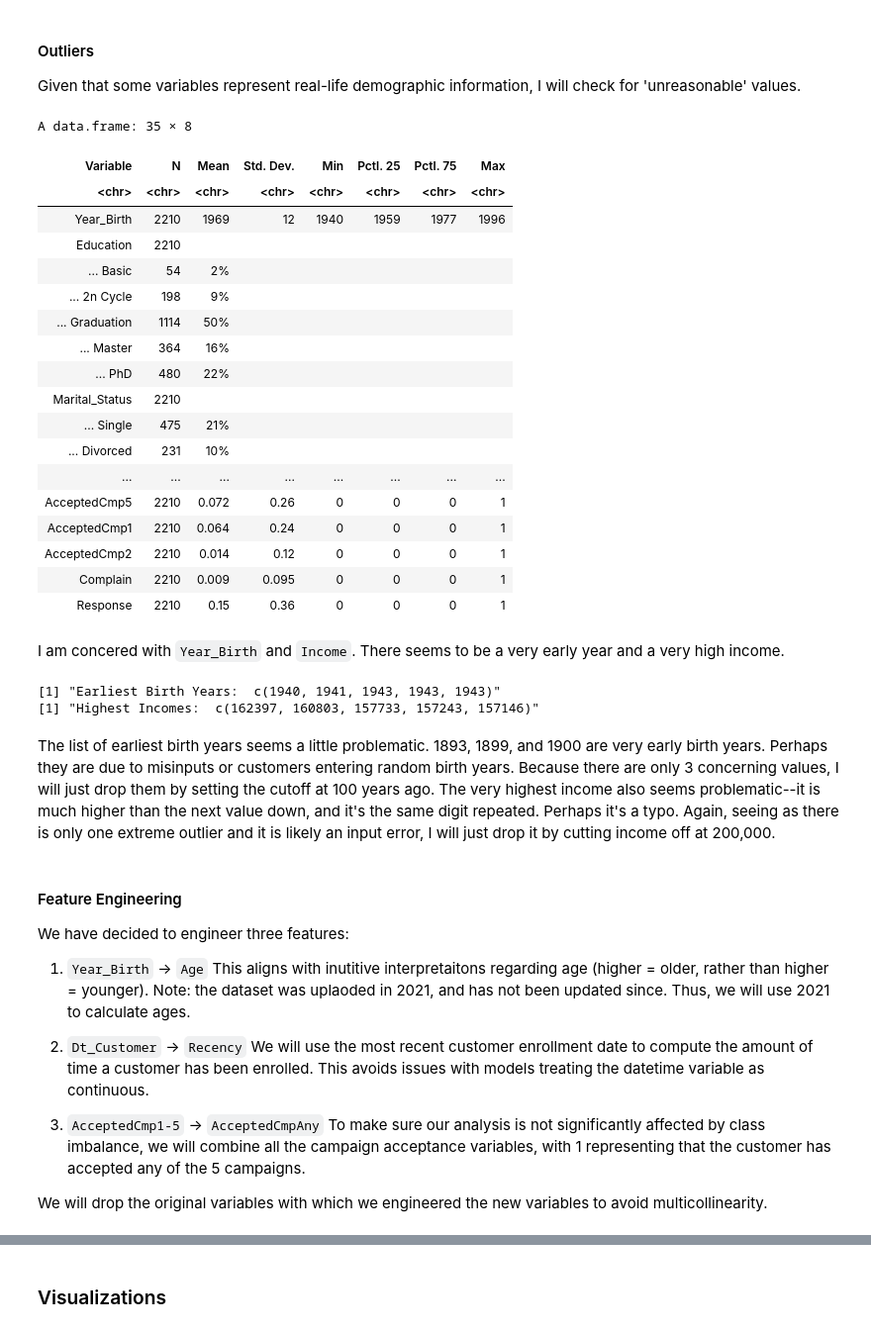
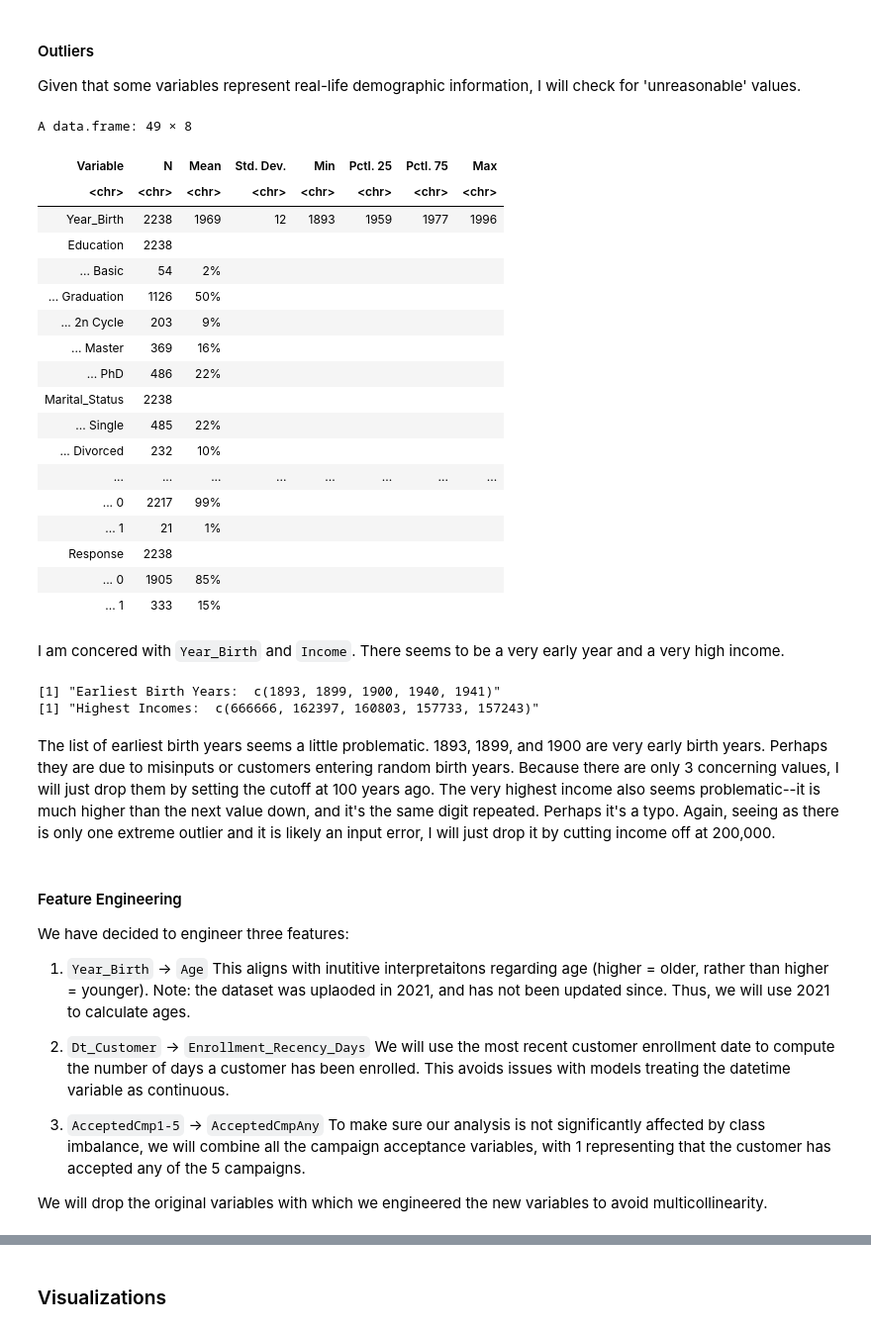
Before and after one commit to wend1k3/CWL2-STAT-301, a Jupyter notebook: final_report.ipynb, the cells around one changed output, grey strips where cells are left out. Shown at 99% size. Saved outputs shown, nothing was run; the diff lists cells and outputs as text; code cells hidden in the pictures.

```diff
--- a/final_report.ipynb
+++ b/final_report.ipynb
@@ -271,11 +291,11 @@ marketing_campaign <- marketing_campaign %>%
            MntSweetProducts = as.numeric(MntSweetProducts),
            MntGoldProds = as.numeric(MntGoldProds),
            NumDealsPurchases = as.numeric(NumDealsPurchases),
-           AcceptedCmp1 = as.numeric(AcceptedCmp1),
-           AcceptedCmp2 = as.numeric(AcceptedCmp2),
-           AcceptedCmp3 = as.numeric(AcceptedCmp3),
-           AcceptedCmp4 = as.numeric(AcceptedCmp4),
-           AcceptedCmp5 = as.numeric(AcceptedCmp5),
+           AcceptedCmp1 = as.factor(AcceptedCmp1),
+           AcceptedCmp2 = as.factor(AcceptedCmp2),
+           AcceptedCmp3 = as.factor(AcceptedCmp3),
+           AcceptedCmp4 = as.factor(AcceptedCmp4),
+           AcceptedCmp5 = as.factor(AcceptedCmp5),
            Response = as.factor(Response),
            NumWebPurchases = as.numeric(NumWebPurchases),
            NumCatalogPurchases = as.numeric(NumCatalogPurchases),
@@ -362,38 +382,38 @@ A possible solution for this is to create some engineered features. We will addr
 #### Outliers
 Given that some variables represent real-life demographic information, I will check for 'unreasonable' values.
 # %%
-sumtable(marketing_campaign_clean, out = 'return')
+sumtable(marketing_campaign, out = 'return')
 # %% [output]
-A data.frame: 35 × 8
+A data.frame: 49 × 8
 | Variable | N | Mean | Std. Dev. | Min | Pctl. 25 | Pctl. 75 | Max |
 | <chr> | <chr> | <chr> | <chr> | <chr> | <chr> | <chr> | <chr> |
-| Year_Birth | 2210 | 1969 | 12 | 1940 | 1959 | 1977 | 1996 |
-| Education | 2210 |  |  |  |  |  |  |
+| Year_Birth | 2238 | 1969 | 12 | 1893 | 1959 | 1977 | 1996 |
+| Education | 2238 |  |  |  |  |  |  |
 | ... Basic | 54 | 2% |  |  |  |  |  |
-| ... 2n Cycle | 198 | 9% |  |  |  |  |  |
-| ... Graduation | 1114 | 50% |  |  |  |  |  |
-| ... Master | 364 | 16% |  |  |  |  |  |
-| ... PhD | 480 | 22% |  |  |  |  |  |
-| Marital_Status | 2210 |  |  |  |  |  |  |
-| ... Single | 475 | 21% |  |  |  |  |  |
-| ... Divorced | 231 | 10% |  |  |  |  |  |
+| ... Graduation | 1126 | 50% |  |  |  |  |  |
+| ... 2n Cycle | 203 | 9% |  |  |  |  |  |
+| ... Master | 369 | 16% |  |  |  |  |  |
+| ... PhD | 486 | 22% |  |  |  |  |  |
+| Marital_Status | 2238 |  |  |  |  |  |  |
+| ... Single | 485 | 22% |  |  |  |  |  |
+| ... Divorced | 232 | 10% |  |  |  |  |  |
 | ... | ... | ... | ... | ... | ... | ... | ... |
-| AcceptedCmp5 | 2210 | 0.072 | 0.26 | 0 | 0 | 0 | 1 |
-| AcceptedCmp1 | 2210 | 0.064 | 0.24 | 0 | 0 | 0 | 1 |
-| AcceptedCmp2 | 2210 | 0.014 | 0.12 | 0 | 0 | 0 | 1 |
-| Complain | 2210 | 0.009 | 0.095 | 0 | 0 | 0 | 1 |
-| Response | 2210 | 0.15 | 0.36 | 0 | 0 | 0 | 1 |
+| ... 0 | 2217 | 99% |  |  |  |  |  |
+| ... 1 | 21 | 1% |  |  |  |  |  |
+| Response | 2238 |  |  |  |  |  |  |
+| ... 0 | 1905 | 85% |  |  |  |  |  |
+| ... 1 | 333 | 15% |  |  |  |  |  |
 # %% [markdown]
 I am concered with `Year_Birth` and `Income`. There seems to be a very early year and a very high income.
 # %%
-earliest_year_birth <- head(sort(marketing_campaign_clean$Year_Birth, decreasing = FALSE), n = 5)
-highest_income <- head(sort(marketing_campaign_clean$Income, decreasing = TRUE), n = 5)
+earliest_year_birth <- head(sort(marketing_campaign$Year_Birth, decreasing = FALSE), n = 5)
+highest_income <- head(sort(marketing_campaign$Income, decreasing = TRUE), n = 5)
 
 print(paste('Earliest Birth Years: ', list(earliest_year_birth)))
 print(paste('Highest Incomes: ', list(highest_income)))
 # %% [output]
-[1] "Earliest Birth Years:  c(1940, 1941, 1943, 1943, 1943)"
-[1] "Highest Incomes:  c(162397, 160803, 157733, 157243, 157146)"
+[1] "Earliest Birth Years:  c(1893, 1899, 1900, 1940, 1941)"
+[1] "Highest Incomes:  c(666666, 162397, 160803, 157733, 157243)"
 # %% [markdown]
 The list of earliest birth years seems a little problematic. 1893, 1899, and 1900 are very early birth years. Perhaps they are due to misinputs or customers entering random birth years. Because there are only 3 concerning values, I will just drop them by setting the cutoff at 100 years ago. The very highest income also seems problematic--it is much higher than the next value down, and it's the same digit repeated. Perhaps it's a typo. Again, seeing as there is only one extreme outlier and it is likely an input error, I will just drop it by cutting income off at 200,000.
 # %%
@@ -408,8 +428,8 @@ We have decided to engineer three features:
 This aligns with inutitive interpretaitons regarding age (higher = older, rather than higher = younger).
 Note: the dataset was uplaoded in 2021, and has not been updated since. Thus, we will use 2021 to calculate ages.
 
-2. `Dt_Customer` -> `Recency`
-We will use the most recent customer enrollment date to compute the amount of time a customer has been enrolled. This avoids issues with models treating the datetime variable as continuous.
+2. `Dt_Customer` -> `Enrollment_Recency_Days`
+We will use the most recent customer enrollment date to compute the number of days a customer has been enrolled. This avoids issues with models treating the datetime variable as continuous.
 
 3. `AcceptedCmp1-5` -> `AcceptedCmpAny`
 To make sure our analysis is not significantly affected by class imbalance, we will combine all the campaign acceptance variables, with 1 representing that the customer has accepted any of the 5 campaigns.
```
Also changed, not shown: parts of 14 cells of this notebook.
